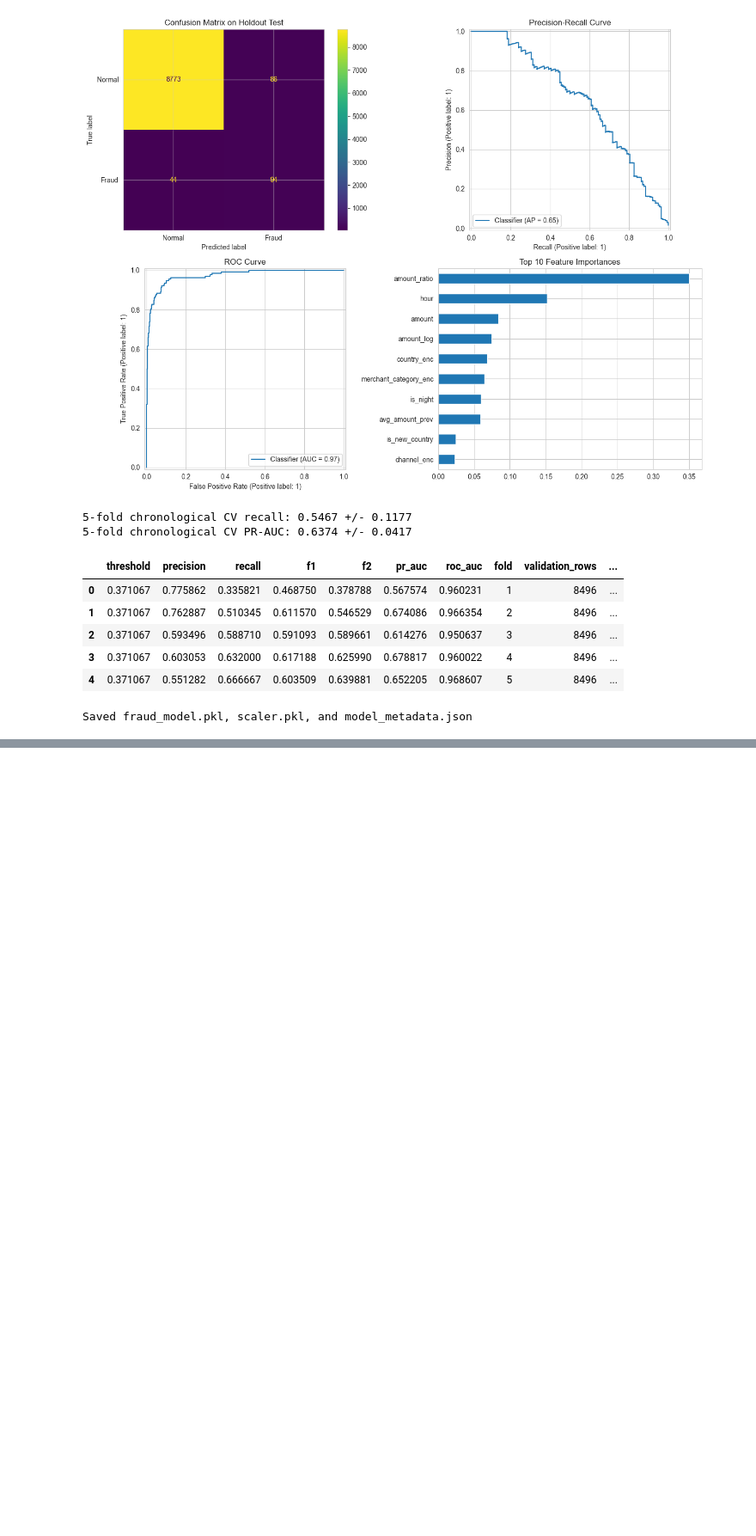
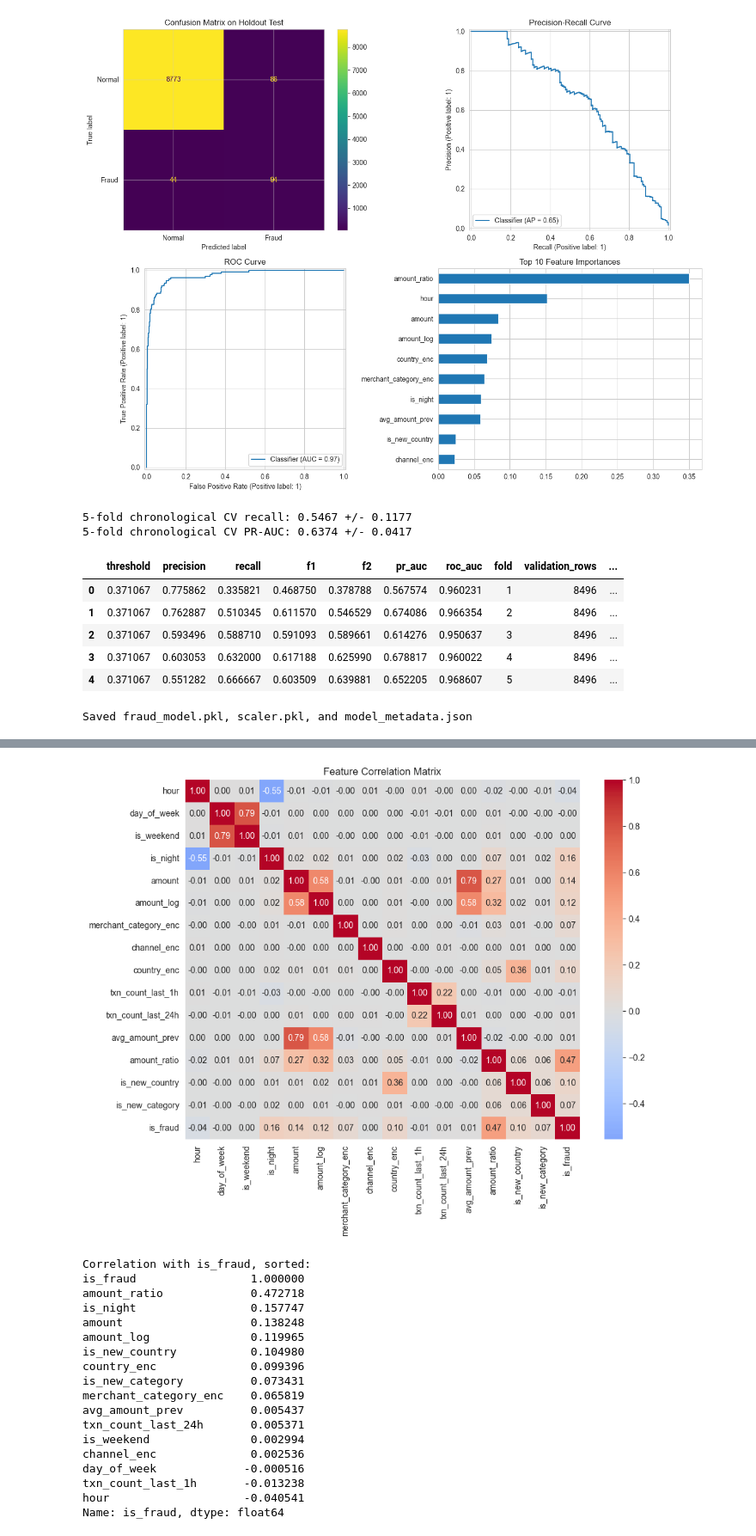
Before and after one commit to salimshre/credit-card-fraud-detector, a Jupyter notebook: self.ipynb, the cells around one changed output, grey strips where cells are left out. Shown at 86% size. Saved outputs shown, nothing was run; the diff lists cells and outputs as text; code cells hidden in the pictures; blank space fills up the shorter version.

```diff
--- a/self.ipynb
+++ b/self.ipynb
@@ -305,0 +379,35 @@ Saved fraud_model.pkl, scaler.pkl, and model_metadata.json
+# %%
+import matplotlib.pyplot as plt
+import seaborn as sns
+
+corr_cols = MODEL_FEATURES + ["is_fraud"]
+corr = df_features[corr_cols].corr()
+
+fig, ax = plt.subplots(figsize=(10, 8))
+sns.heatmap(corr, annot=True, fmt=".2f", cmap="coolwarm", center=0, ax=ax)
+plt.title("Feature Correlation Matrix")
+plt.tight_layout()
+plt.show()
+
+print("Correlation with is_fraud, sorted:")
+print(corr["is_fraud"].sort_values(ascending=False))
+# %% [output]
+[figure, added]
+Correlation with is_fraud, sorted:
+is_fraud                 1.000000
+amount_ratio             0.472718
+is_night                 0.157747
+amount                   0.138248
+amount_log               0.119965
+is_new_country           0.104980
+country_enc              0.099396
+is_new_category          0.073431
+merchant_category_enc    0.065819
+avg_amount_prev          0.005437
+txn_count_last_24h       0.005371
+is_weekend               0.002994
+channel_enc              0.002536
+day_of_week             -0.000516
+txn_count_last_1h       -0.013238
+hour                    -0.040541
+Name: is_fraud, dtype: float64
```
Also changed, not shown: parts of 11 cells of this notebook, 1 other file.
